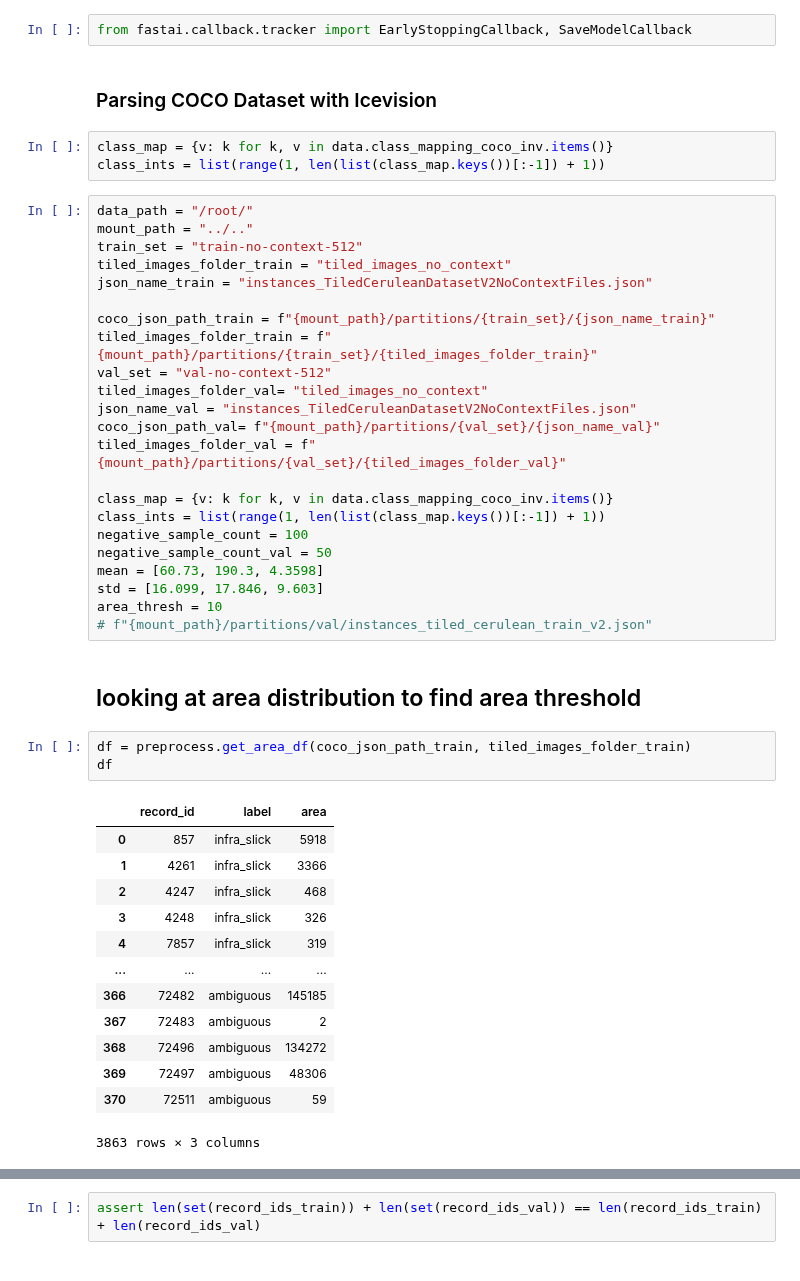
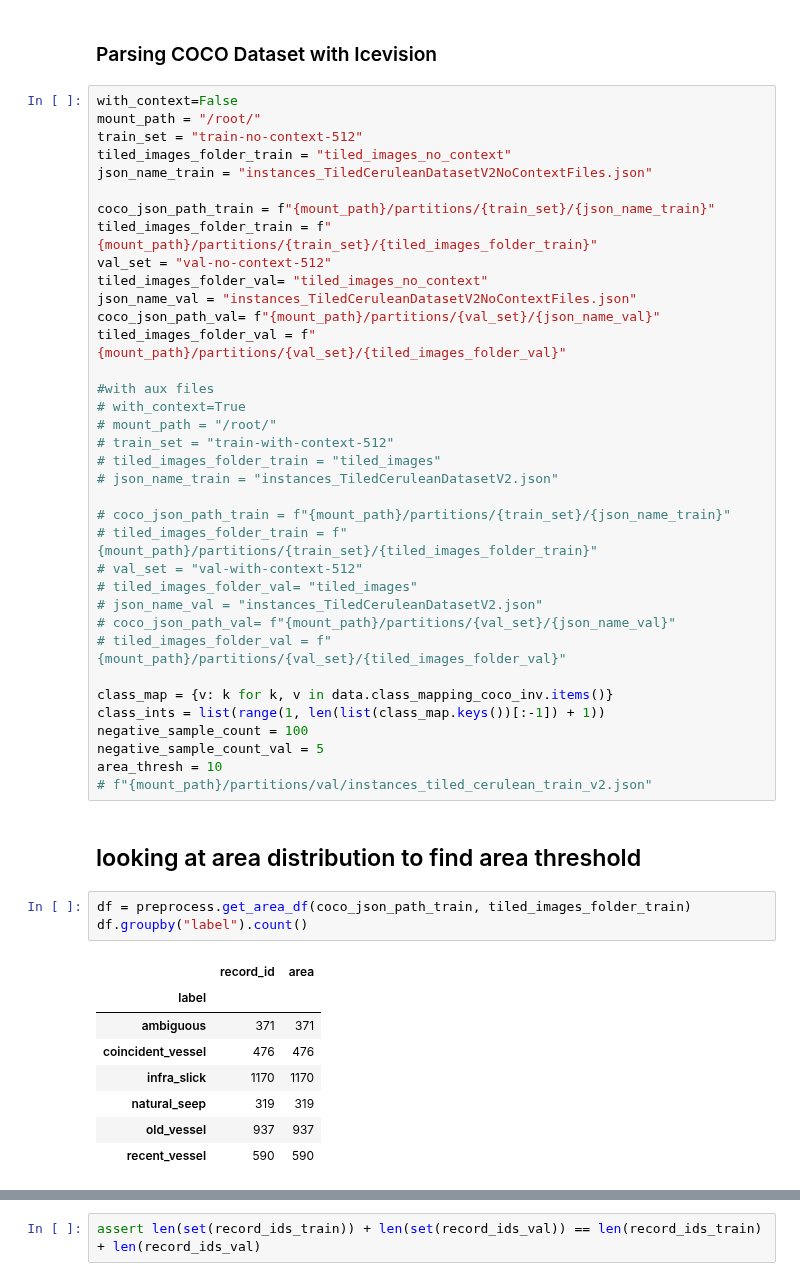
Before and after one commit to SkyTruth/cerulean-ml, a Jupyter notebook: notebooks/fastai2_unet_trainer_cv2.ipynb, the cells around one changed output, grey strips where cells are left out. Drawn from its saved outputs; the diff is of its cells as text.

```diff
--- a/notebooks/fastai2_unet_trainer_cv2.ipynb
+++ b/notebooks/fastai2_unet_trainer_cv2.ipynb
@@ -20,13 +25,8 @@ import torch
-# %%
-from fastai.callback.tracker import EarlyStoppingCallback, SaveModelCallback
 # %% [markdown]
 ### Parsing COCO Dataset with Icevision
-# %%
-class_map = {v: k for k, v in data.class_mapping_coco_inv.items()}
-class_ints = list(range(1, len(list(class_map.keys())[:-1]) + 1))
 # %%
-data_path = "/root/"
-mount_path = "../.."
+with_context=False
+mount_path = "/root/"
 train_set = "train-no-context-512"
 tiled_images_folder_train = "tiled_images_no_context"
 json_name_train = "instances_TiledCeruleanDatasetV2NoContextFiles.json"
@@ -39,31 +39,39 @@ json_name_val = "instances_TiledCeruleanDatasetV2NoContextFiles.json"
 coco_json_path_val= f"{mount_path}/partitions/{val_set}/{json_name_val}"
 tiled_images_folder_val = f"{mount_path}/partitions/{val_set}/{tiled_images_folder_val}"
 
+#with aux files
+# with_context=True
+# mount_path = "/root/"
+# train_set = "train-with-context-512"
+# tiled_images_folder_train = "tiled_images"
+# json_name_train = "instances_TiledCeruleanDatasetV2.json"
+
+# coco_json_path_train = f"{mount_path}/partitions/{train_set}/{json_name_train}"
+# tiled_images_folder_train = f"{mount_path}/partitions/{train_set}/{tiled_images_folder_train}"
+# val_set = "val-with-context-512"
+# tiled_images_folder_val= "tiled_images"
+# json_name_val = "instances_TiledCeruleanDatasetV2.json"
+# coco_json_path_val= f"{mount_path}/partitions/{val_set}/{json_name_val}"
+# tiled_images_folder_val = f"{mount_path}/partitions/{val_set}/{tiled_images_folder_val}"
+
 class_map = {v: k for k, v in data.class_mapping_coco_inv.items()}
 class_ints = list(range(1, len(list(class_map.keys())[:-1]) + 1))
 negative_sample_count = 100
-negative_sample_count_val = 50
-mean = [60.73, 190.3, 4.3598]
-std = [16.099, 17.846, 9.603]
+negative_sample_count_val = 5
 area_thresh = 10
 # f"{mount_path}/partitions/val/instances_tiled_cerulean_train_v2.json"
 # %% [markdown]
 ## looking at area distribution to find area threshold
 # %%
 df = preprocess.get_area_df(coco_json_path_train, tiled_images_folder_train)
-df
+df.groupby("label").count()
 # %% [output]
-|  | record_id | label | area |
-| 0 | 857 | infra_slick | 5918 |
-| 1 | 4261 | infra_slick | 3366 |
-| 2 | 4247 | infra_slick | 468 |
-| 3 | 4248 | infra_slick | 326 |
-| 4 | 7857 | infra_slick | 319 |
-| ... | ... | ... | ... |
-| 366 | 72482 | ambiguous | 145185 |
-| 367 | 72483 | ambiguous | 2 |
-| 368 | 72496 | ambiguous | 134272 |
-| 369 | 72497 | ambiguous | 48306 |
-| 370 | 72511 | ambiguous | 59 |
+|  | record_id | area |
+| label |  |  |
+| ambiguous | 371 | 371 |
+| coincident_vessel | 476 | 476 |
+| infra_slick | 1170 | 1170 |
+| natural_seep | 319 | 319 |
+| old_vessel | 937 | 937 |
+| recent_vessel | 590 | 590 |
-3863 rows × 3 columns
 # %%
```
Also changed, not shown: parts of 33 cells of this notebook.
